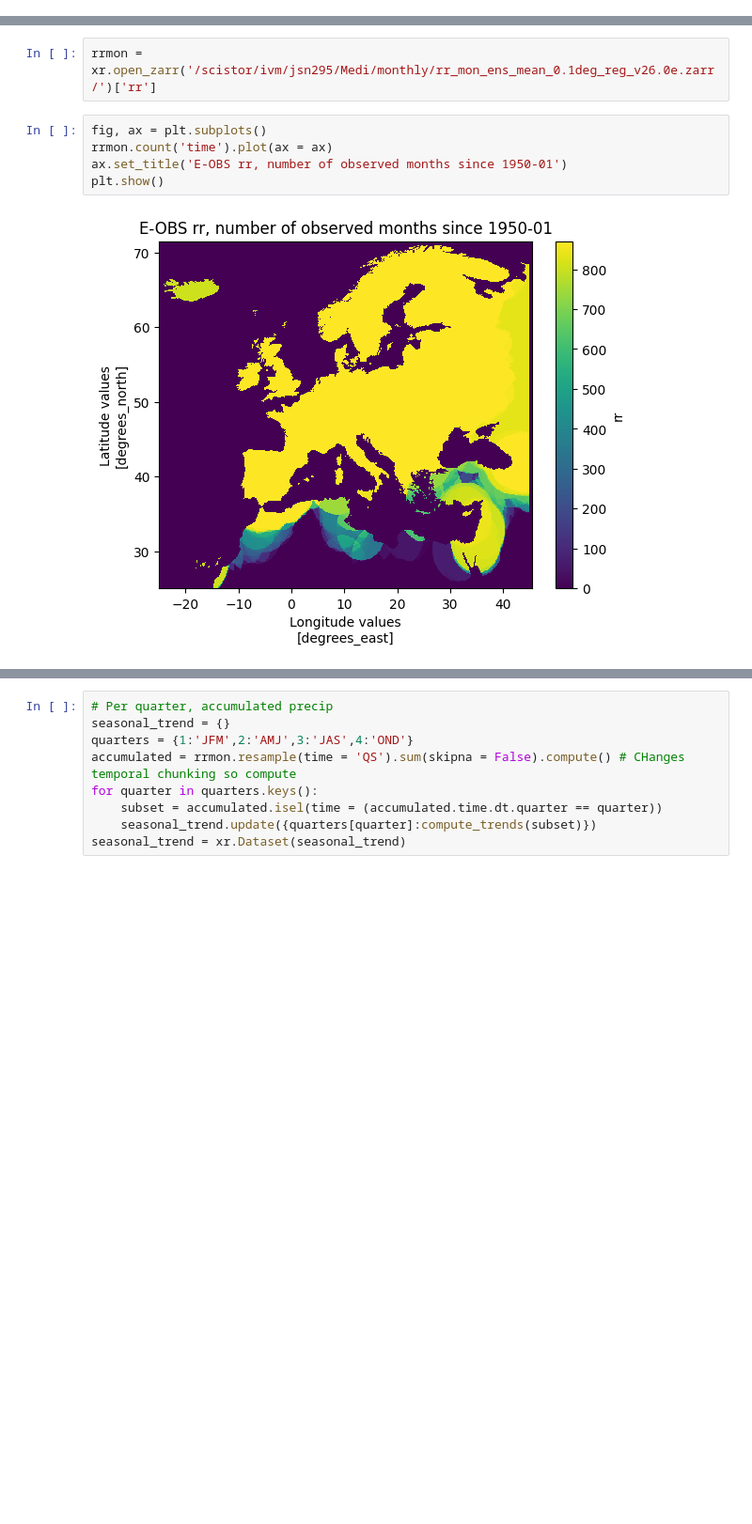
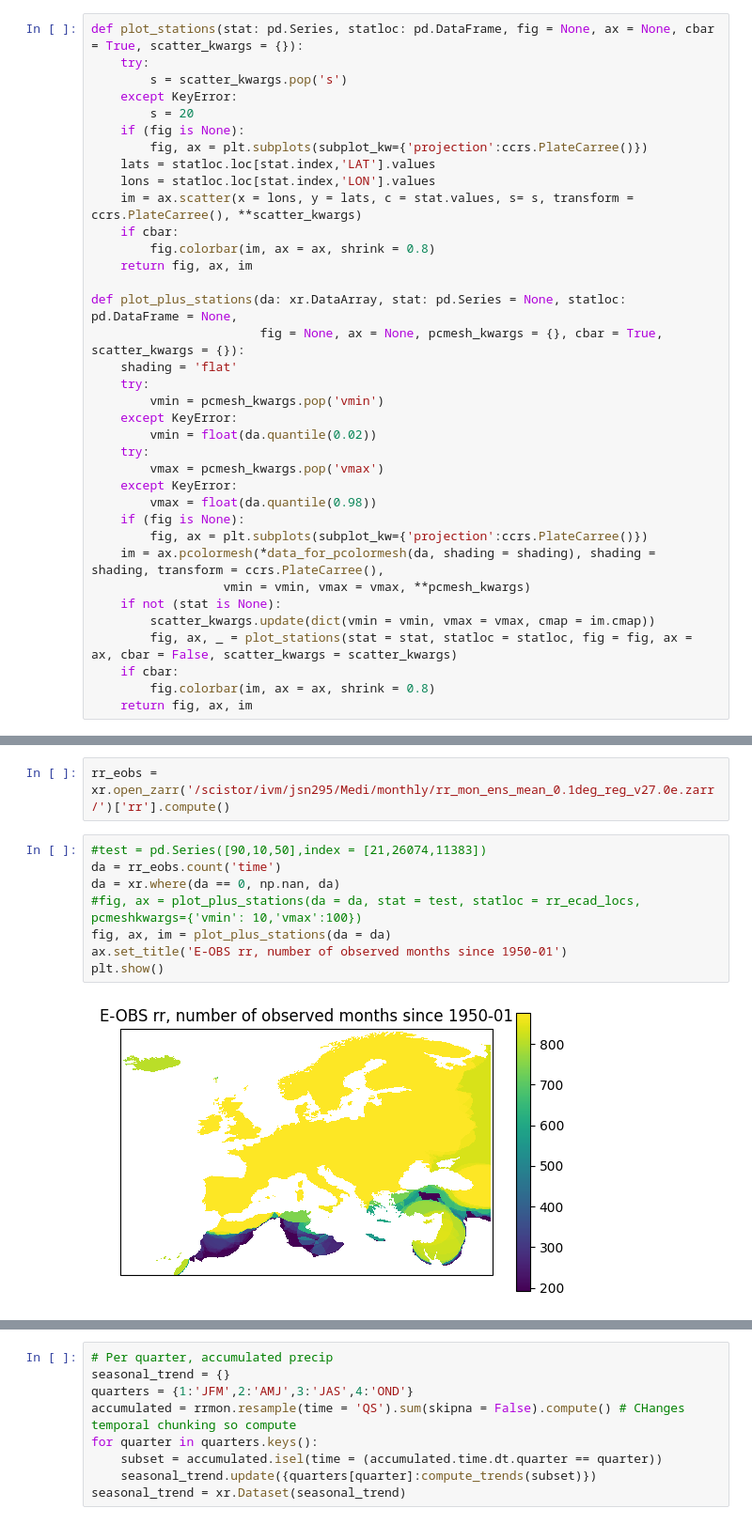
Before and after one commit to chiemvs/Medley, a Jupyter notebook: notebooks/Trend_exploration.ipynb, the cells around one changed output, grey strips where cells are left out. Shown at 94% size. Drawn from its saved outputs; the diff is of its cells as text; blank space fills up the shorter version.

Commit message:
ecad station data now working. Plotting in same plot as array data. indexing based on time and station ids. Locations and details saved in separate dataframes.

```diff
--- a/notebooks/Spatial_exploration.ipynb
+++ b/notebooks/Trend_exploration.ipynb
@@ -19 +21,37 @@ from Medley.utils import data_for_pcolormesh
+# %%
+def plot_stations(stat: pd.Series, statloc: pd.DataFrame, fig = None, ax = None, cbar = True, scatter_kwargs = {}):
+    try:
+        s = scatter_kwargs.pop('s')
+    except KeyError:
+        s = 20
+    if (fig is None):
+        fig, ax = plt.subplots(subplot_kw={'projection':ccrs.PlateCarree()})
+    lats = statloc.loc[stat.index,'LAT'].values
+    lons = statloc.loc[stat.index,'LON'].values
+    im = ax.scatter(x = lons, y = lats, c = stat.values, s= s, transform = ccrs.PlateCarree(), **scatter_kwargs)
+    if cbar:
+        fig.colorbar(im, ax = ax, shrink = 0.8)
+    return fig, ax, im
+
+def plot_plus_stations(da: xr.DataArray, stat: pd.Series = None, statloc: pd.DataFrame = None,
+                       fig = None, ax = None, pcmesh_kwargs = {}, cbar = True, scatter_kwargs = {}):
+    shading = 'flat'
+    try:
+        vmin = pcmesh_kwargs.pop('vmin')
+    except KeyError:
+        vmin = float(da.quantile(0.02))
+    try:
+        vmax = pcmesh_kwargs.pop('vmax')
+    except KeyError:
+        vmax = float(da.quantile(0.98))
+    if (fig is None):
+        fig, ax = plt.subplots(subplot_kw={'projection':ccrs.PlateCarree()})
+    im = ax.pcolormesh(*data_for_pcolormesh(da, shading = shading), shading = shading, transform = ccrs.PlateCarree(),
+                  vmin = vmin, vmax = vmax, **pcmesh_kwargs)
+    if not (stat is None):
+        scatter_kwargs.update(dict(vmin = vmin, vmax = vmax, cmap = im.cmap))
+        fig, ax, _ = plot_stations(stat = stat, statloc = statloc, fig = fig, ax = ax, cbar = False, scatter_kwargs = scatter_kwargs)
+    if cbar:
+        fig.colorbar(im, ax = ax, shrink = 0.8)
+    return fig, ax, im
 # %% [markdown]
@@ -21,9 +59,12 @@ from Medley.utils import data_for_pcolormesh
 # %%
-rrmon = xr.open_zarr('/scistor/ivm/jsn295/Medi/monthly/rr_mon_ens_mean_0.1deg_reg_v26.0e.zarr/')['rr']
+rr_eobs = xr.open_zarr('/scistor/ivm/jsn295/Medi/monthly/rr_mon_ens_mean_0.1deg_reg_v27.0e.zarr/')['rr'].compute()
 # %%
-fig, ax = plt.subplots()
-rrmon.count('time').plot(ax = ax)
+#test = pd.Series([90,10,50],index = [21,26074,11383])
+da = rr_eobs.count('time')
+da = xr.where(da == 0, np.nan, da)
+#fig, ax = plot_plus_stations(da = da, stat = test, statloc = rr_ecad_locs, pcmeshkwargs={'vmin': 10,'vmax':100})
+fig, ax, im = plot_plus_stations(da = da)
 ax.set_title('E-OBS rr, number of observed months since 1950-01')
 plt.show()
 # %% [output]
-[figure, old version]
+[figure, new version]
```
Also changed, not shown: parts of 11 cells of this notebook, 4 other files.
